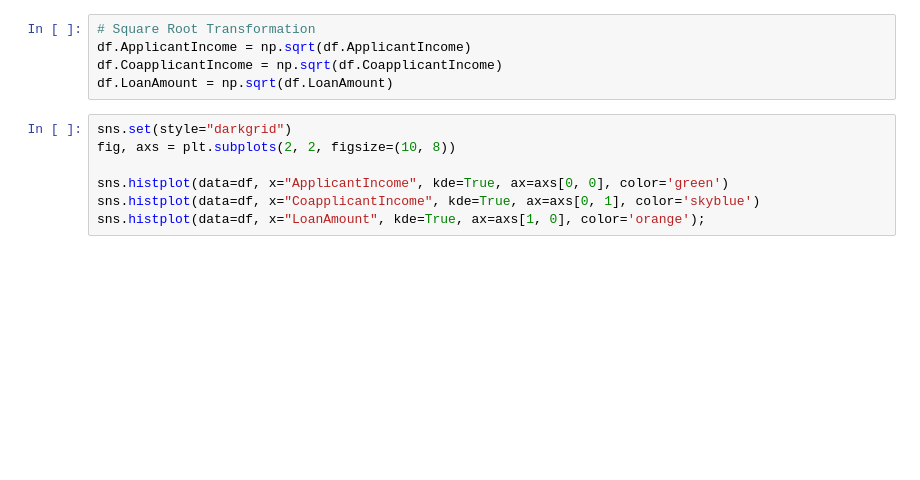
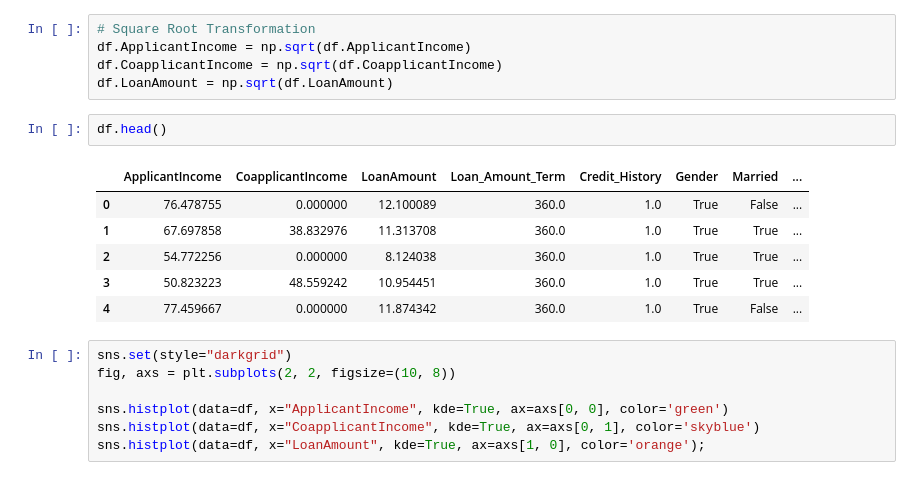
Before and after one commit to tboot-0510/encode-zkml, a Jupyter notebook: Loan_Prediction_and_EZKL.ipynb, the cells around one changed output. Cells and saved outputs as stored; diff of their text form; blank space fills up the shorter version.

```diff
--- a/Loan_Prediction_and_EZKL.ipynb
+++ b/Loan_Prediction_and_EZKL.ipynb
@@ -196,6 +196,15 @@ df.head()
 df.ApplicantIncome = np.sqrt(df.ApplicantIncome)
 df.CoapplicantIncome = np.sqrt(df.CoapplicantIncome)
 df.LoanAmount = np.sqrt(df.LoanAmount)
+# %%
+df.head()
+# %% [output]
+|  | ApplicantIncome | CoapplicantIncome | LoanAmount | Loan_Amount_Term | Credit_History | Gender | Married | ... |
+| 0 | 76.478755 | 0.000000 | 12.100089 | 360.0 | 1.0 | True | False | ... |
+| 1 | 67.697858 | 38.832976 | 11.313708 | 360.0 | 1.0 | True | True | ... |
+| 2 | 54.772256 | 0.000000 | 8.124038 | 360.0 | 1.0 | True | True | ... |
+| 3 | 50.823223 | 48.559242 | 10.954451 | 360.0 | 1.0 | True | True | ... |
+| 4 | 77.459667 | 0.000000 | 11.874342 | 360.0 | 1.0 | True | False | ... |
 # %%
 sns.set(style="darkgrid")
 fig, axs = plt.subplots(2, 2, figsize=(10, 8))
```
Also changed, not shown: parts of 9 cells of this notebook, 7 other files.
